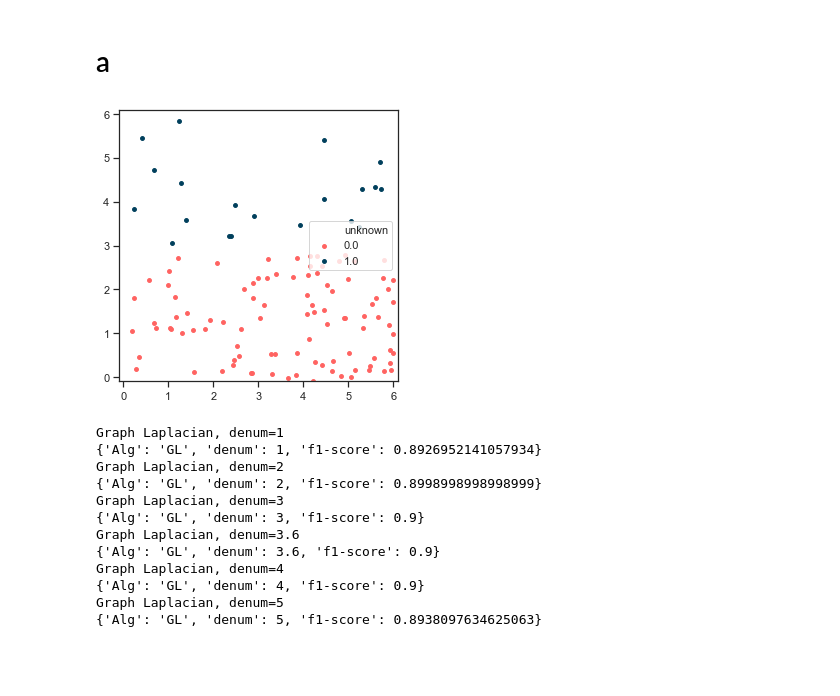
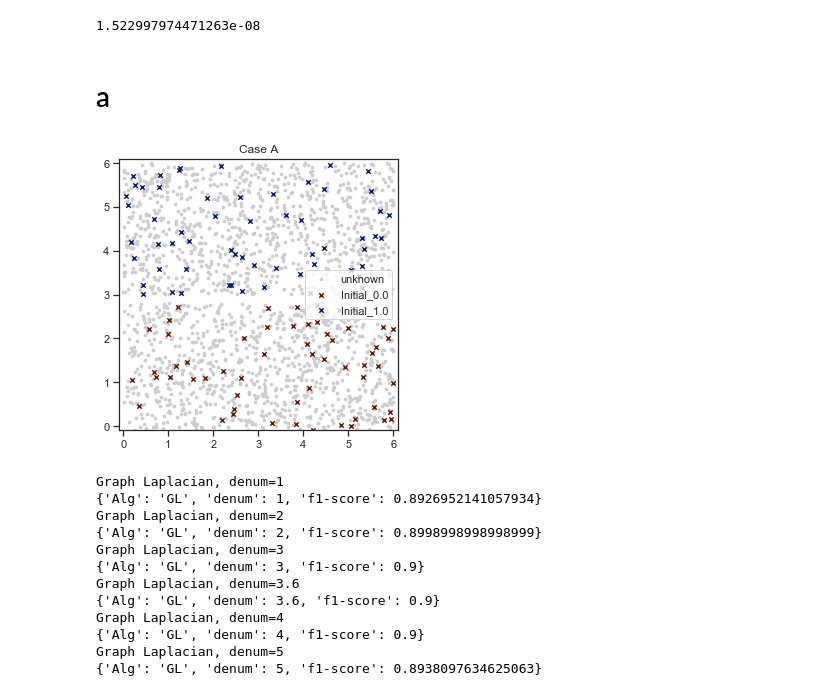
Before and after one commit to imamar94/GL, a Jupyter notebook: 03 Additional Data.ipynb, the cells around one changed output. Saved outputs shown, nothing was run; the diff lists cells and outputs as text; code cells hidden in the pictures; blank space fills up the shorter version.

```diff
--- a/03 Additional Data.ipynb
+++ b/03 Additional Data.ipynb
@@ -51,24 +51,58 @@ sns.set_palette(sns.color_palette(colors))
 # %%
 wcut_to_denum = lambda x: np.sqrt(-2*np.log(x))
 denum_to_wcut = lambda x: np.exp(-(x**2)/2)
+# %%
+denum_to_wcut(6)
+# %% [output]
+1.522997974471263e-08
+# %%
+def plot_case(X0, Y0, X1, return_ax=False, title=""):
+    colors = ["#ed705c", "#79b1ed", "#ffb3ff", "#82d4d1", "#f5dd9f"]
+    sns.set_palette(sns.color_palette(colors))
+
+    xx = [x[0] for x in X1]
+    xy = [x[1] for x in X1]
+    max_lim = max(max(xx), max(xy)) + 0.1
+    min_lim = min(min(xx), min(xy)) + 0.1
+
+    fig, ax = plt.subplots()
+    ax.scatter(xx, xy, label="unknown", s=7, color="#cccccc")
+
+    df = pd.DataFrame(X0, columns=["x1", "x2"])
+    df.loc[:, "label"] = ["Initial_" + str(Y0[i]) if i < len(Y0) else "unknown" for i, y in enumerate(X0)]
+    df = df.sort_values(by=["label"], ascending=True)
+    colors = ["#691b05", "#071e7a", "#690664", "#006355", "#5c3f00"]
+    for i, label in enumerate(df[df["label"] != "unknown"].label.unique()):
+        dplot = df[df["label"] == label]
+        ax.scatter(dplot["x1"], dplot["x2"], label=label, s=20, marker="x", color=colors[i])
+    # ax.scatter(np.array(X0).T[0], np.array(X0).T[1], label="Initial Data", s=15, marker="x", color="red")
+
+    ax.set_xlim(min_lim, max_lim)
+    ax.set_ylim(min_lim, max_lim)
+    ax.set_title(title)
+
+    ax.legend()
+    if return_ax:
+        return ax
+    plt.show()
 # %% [markdown]
 # a
 # %%
 np.random.seed(1000)
 blue = list(zip(np.random.random(1000)*6, np.random.random(1000)*3 + 3))
 red = list(zip(np.random.random(1000)*6, np.random.random(1000)*3 - 0.2))
 Y = list(np.ones(len(blue))) + list(np.ones(len(red))*0)
 X = list(blue) + list(red)
 
-N = 20
-gamma = 5
+N = 60
+gamma = 1
 X0 = list(blue[:N]) + list(red[:gamma*N])
 Y0 = list(np.ones(len(blue)))[:N] + list(np.ones(len(red))*0)[:gamma*N]
 X1 = list(blue[N:]) + list(red[gamma*N:])
 Y1 = list(np.ones(len(blue)))[N:] + list(np.ones(len(red))*0)[gamma*N:]
-plot(X0, Y0, X1)
+plot_case(X0, Y0, X1, title="Case A")
 # %% [output]
-[figure, old version]
+[figure, new version]
 # %%
 h = find_h(X, len(X), 1, use_mean=False)/3.6
 # %%
```
Also changed, not shown: parts of 7 cells of this notebook, 3 other files.
